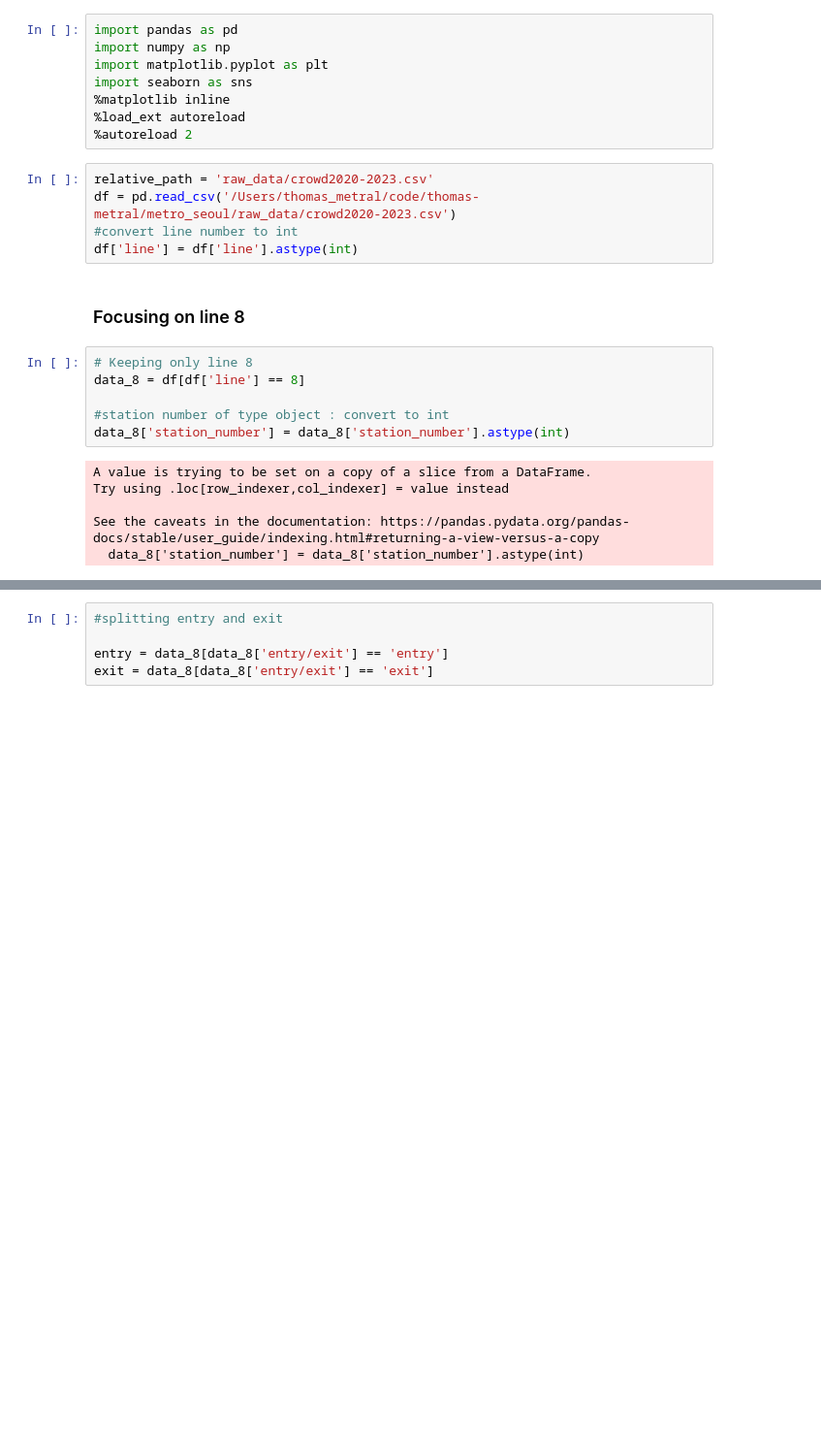
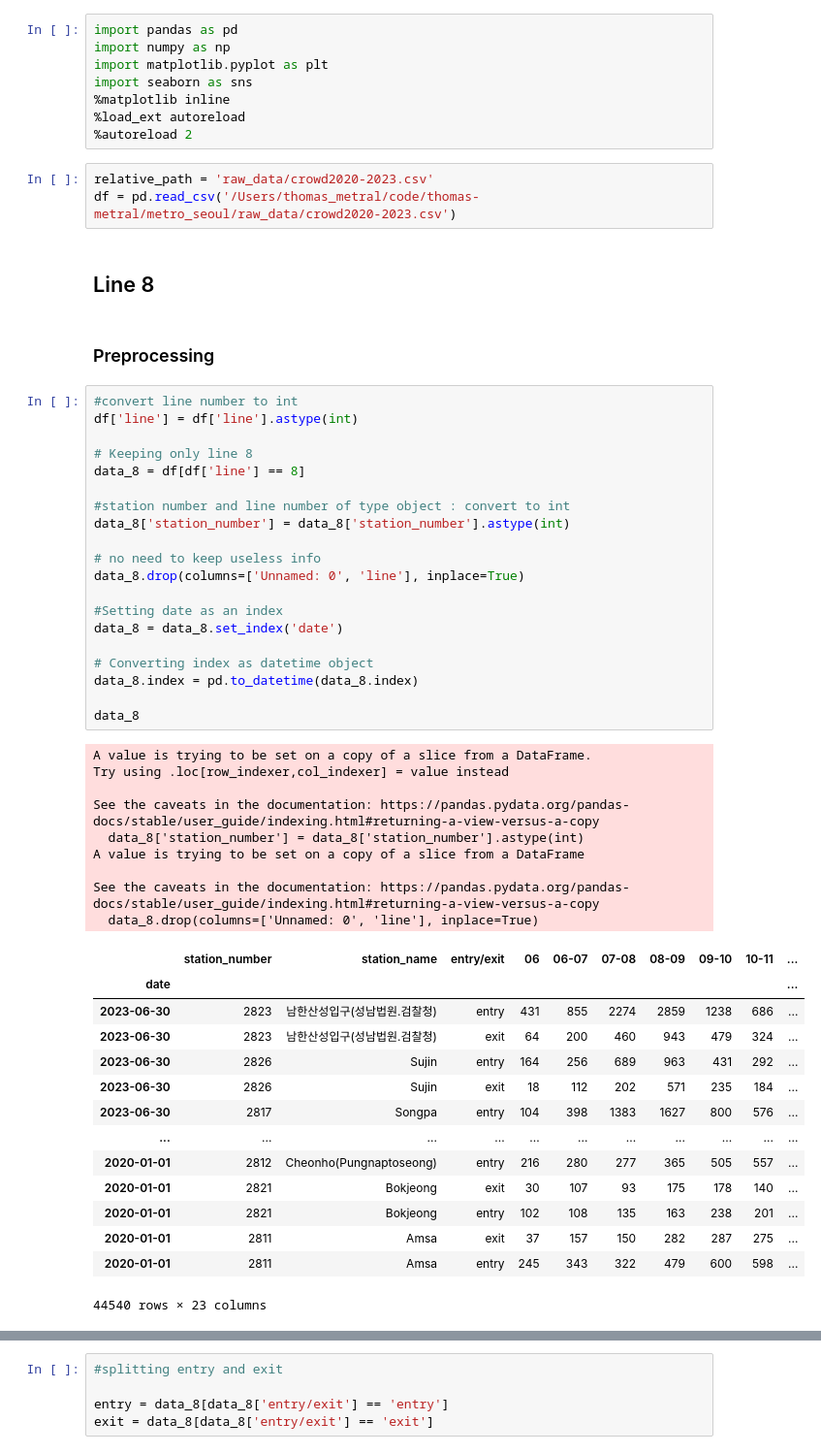
Before and after one commit to Arizona3000/metro_seoul, a Jupyter notebook: notebooks/exploration.ipynb, the cells around one changed output, grey strips where cells are left out. Shown at 97% size. Saved outputs shown, nothing was run; the diff lists cells and outputs as text; blank space fills up the shorter version.

```diff
--- a/notebooks/exploration.ipynb
+++ b/notebooks/exploration.ipynb
@@ -11,19 +11,51 @@ import seaborn as sns
 # %%
 relative_path = 'raw_data/crowd2020-2023.csv'
 df = pd.read_csv('/Users/thomas_metral/code/thomas-metral/metro_seoul/raw_data/crowd2020-2023.csv')
-#convert line number to int
-df['line'] = df['line'].astype(int)
 # %% [markdown]
-### Focusing on line 8
+## Line 8
+# %% [markdown]
+### Preprocessing
 # %%
+#convert line number to int
+df['line'] = df['line'].astype(int)
+
 # Keeping only line 8
 data_8 = df[df['line'] == 8]
 
-#station number of type object : convert to int
+#station number and line number of type object : convert to int
 data_8['station_number'] = data_8['station_number'].astype(int)
+
+# no need to keep useless info
+data_8.drop(columns=['Unnamed: 0', 'line'], inplace=True)
+
+#Setting date as an index
+data_8 = data_8.set_index('date')
+
+# Converting index as datetime object
+data_8.index = pd.to_datetime(data_8.index)
+
+data_8
 # %% [output]
 A value is trying to be set on a copy of a slice from a DataFrame.
 Try using .loc[row_indexer,col_indexer] = value instead
 
 See the caveats in the documentation: https://pandas.pydata.org/pandas-docs/stable/user_guide/indexing.html#returning-a-view-versus-a-copy
   data_8['station_number'] = data_8['station_number'].astype(int)
+A value is trying to be set on a copy of a slice from a DataFrame
+
+See the caveats in the documentation: https://pandas.pydata.org/pandas-docs/stable/user_guide/indexing.html#returning-a-view-versus-a-copy
+  data_8.drop(columns=['Unnamed: 0', 'line'], inplace=True)
+|  | station_number | station_name | entry/exit | 06 | 06-07 | 07-08 | 08-09 | 09-10 | 10-11 | ... |
+| date |  |  |  |  |  |  |  |  |  | ... |
+| 2023-06-30 | 2823 | 남한산성입구(성남법원.검찰청) | entry | 431 | 855 | 2274 | 2859 | 1238 | 686 | ... |
+| 2023-06-30 | 2823 | 남한산성입구(성남법원.검찰청) | exit | 64 | 200 | 460 | 943 | 479 | 324 | ... |
+| 2023-06-30 | 2826 | Sujin | entry | 164 | 256 | 689 | 963 | 431 | 292 | ... |
+| 2023-06-30 | 2826 | Sujin | exit | 18 | 112 | 202 | 571 | 235 | 184 | ... |
+| 2023-06-30 | 2817 | Songpa | entry | 104 | 398 | 1383 | 1627 | 800 | 576 | ... |
+| ... | ... | ... | ... | ... | ... | ... | ... | ... | ... | ... |
+| 2020-01-01 | 2812 | Cheonho(Pungnaptoseong) | entry | 216 | 280 | 277 | 365 | 505 | 557 | ... |
+| 2020-01-01 | 2821 | Bokjeong | exit | 30 | 107 | 93 | 175 | 178 | 140 | ... |
+| 2020-01-01 | 2821 | Bokjeong | entry | 102 | 108 | 135 | 163 | 238 | 201 | ... |
+| 2020-01-01 | 2811 | Amsa | exit | 37 | 157 | 150 | 282 | 287 | 275 | ... |
+| 2020-01-01 | 2811 | Amsa | entry | 245 | 343 | 322 | 479 | 600 | 598 | ... |
+44540 rows × 23 columns
```
Also changed, not shown: parts of 16 cells of this notebook.
